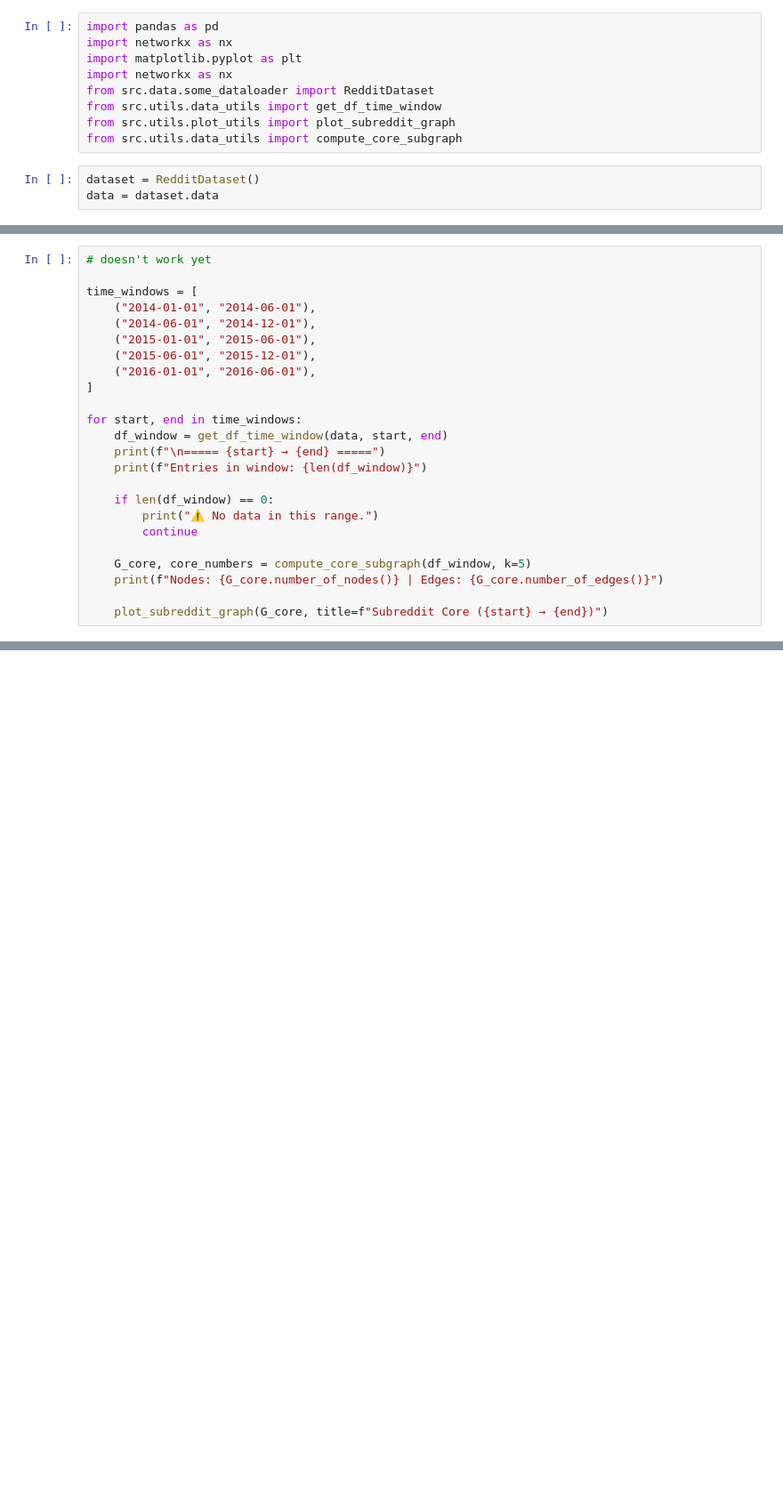
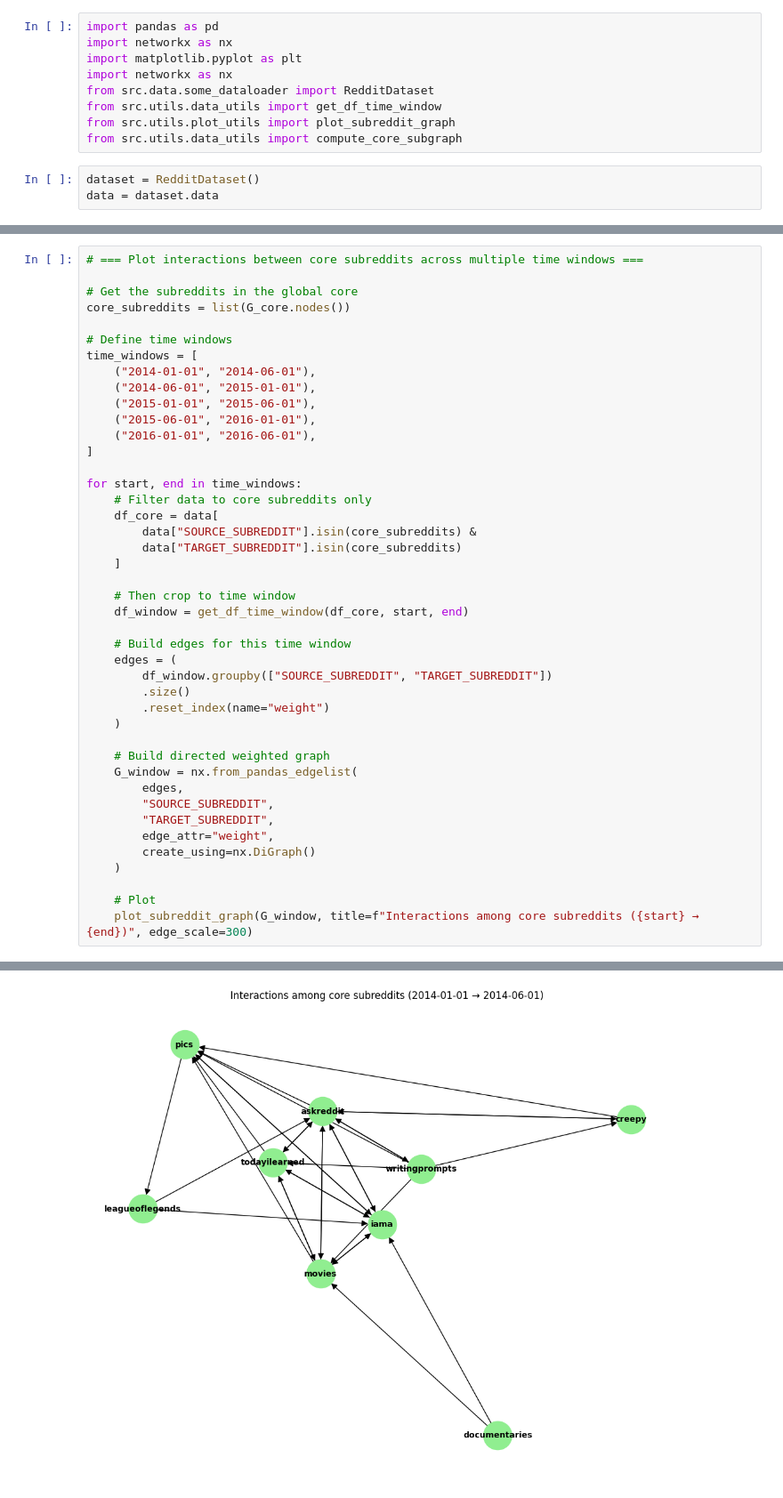
Before and after one commit to epfl-ada/ada-2025-project-othertagada, a Jupyter notebook: matteo.ipynb, the cells around one changed output, grey strips where cells are left out. Shown: that part at 89% size. Drawn from its saved outputs; the diff is of its cells as text; blank space fills up the shorter version.

Commit message:
time windows for core
in matteo.ipynb we can now see the core network in different time windows

```diff
--- a/matteo.ipynb
+++ b/matteo.ipynb
@@ -22,25 +23,44 @@ Nodes: 10, Edges: 60
 # %%
-# doesn't work yet
+# === Plot interactions between core subreddits across multiple time windows ===
 
+# Get the subreddits in the global core
+core_subreddits = list(G_core.nodes())
+
+# Define time windows
 time_windows = [
     ("2014-01-01", "2014-06-01"),
-    ("2014-06-01", "2014-12-01"),
+    ("2014-06-01", "2015-01-01"),
     ("2015-01-01", "2015-06-01"),
-    ("2015-06-01", "2015-12-01"),
+    ("2015-06-01", "2016-01-01"),
     ("2016-01-01", "2016-06-01"),
 ]
 
 for start, end in time_windows:
-    df_window = get_df_time_window(data, start, end)
-    print(f"\n===== {start} → {end} =====")
-    print(f"Entries in window: {len(df_window)}")
+    # Filter data to core subreddits only
+    df_core = data[
+        data["SOURCE_SUBREDDIT"].isin(core_subreddits) &
+        data["TARGET_SUBREDDIT"].isin(core_subreddits)
+    ]
 
-    if len(df_window) == 0:
-        print("⚠️ No data in this range.")
-        continue
+    # Then crop to time window
+    df_window = get_df_time_window(df_core, start, end)
 
-    G_core, core_numbers = compute_core_subgraph(df_window, k=5)
-    print(f"Nodes: {G_core.number_of_nodes()} | Edges: {G_core.number_of_edges()}")
+    # Build edges for this time window
+    edges = (
+        df_window.groupby(["SOURCE_SUBREDDIT", "TARGET_SUBREDDIT"])
+        .size()
+        .reset_index(name="weight")
+    )
 
-    plot_subreddit_graph(G_core, title=f"Subreddit Core ({start} → {end})")
+    # Build directed weighted graph
+    G_window = nx.from_pandas_edgelist(
+        edges,
+        "SOURCE_SUBREDDIT",
+        "TARGET_SUBREDDIT",
+        edge_attr="weight",
+        create_using=nx.DiGraph()
+    )
+
+    # Plot
+    plot_subreddit_graph(G_window, title=f"Interactions among core subreddits ({start} → {end})", edge_scale=300)
 # %% [output]
@@ -52,0 +67 @@ ValueError: too many values to unpack (expected 2)
+[figure, added]
```
Also changed, not shown: parts of 2 cells of this notebook.
